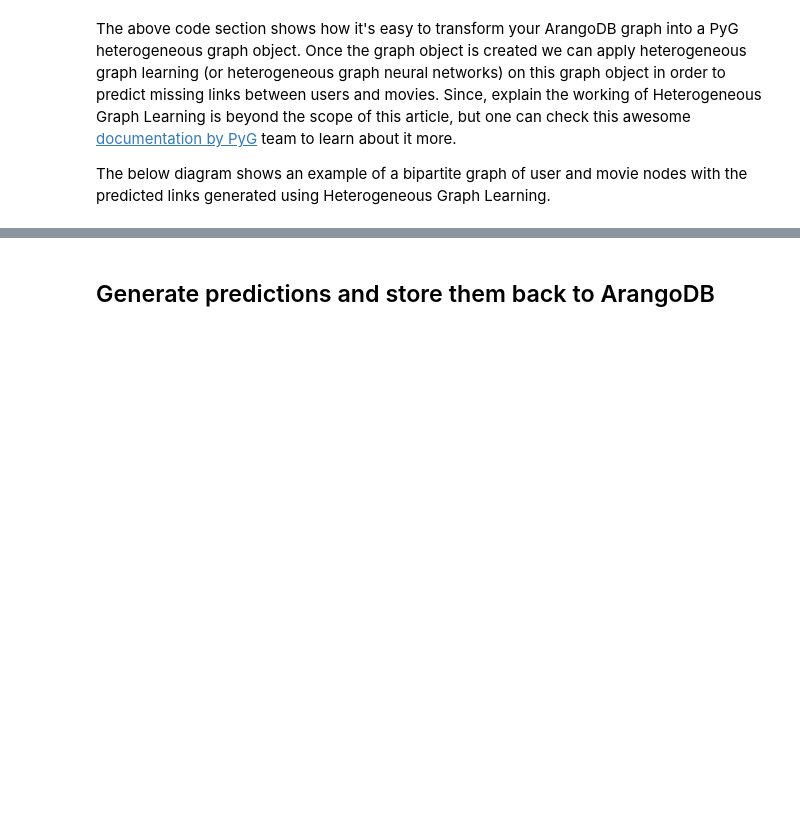
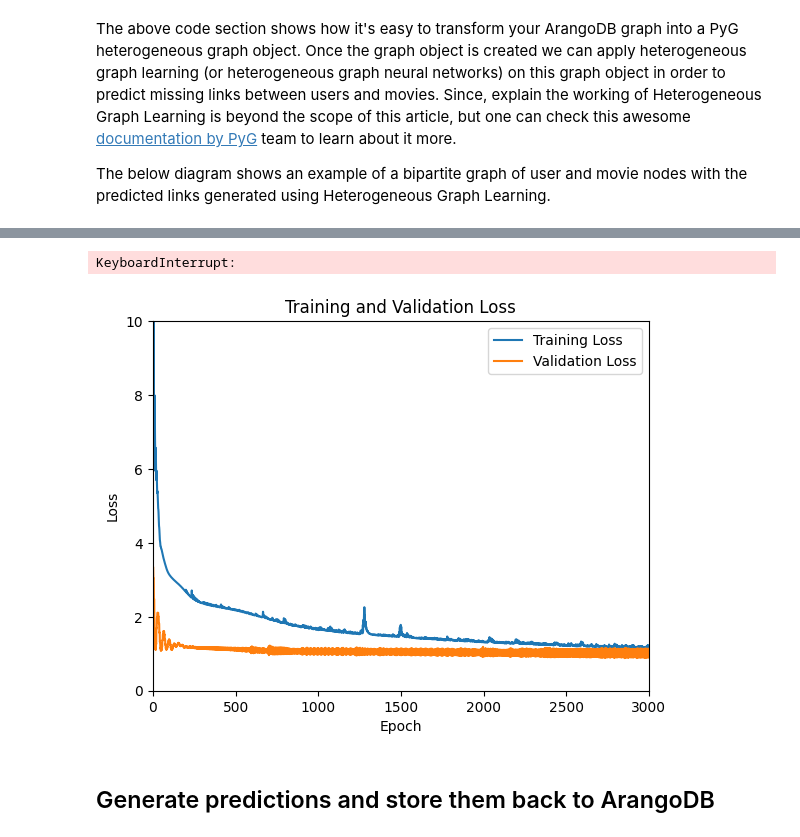
Before and after one commit to AJ-Gazin/MovieGNN_project, a Jupyter notebook: Integrate_ArangoDB_with_PyG.ipynb, the cells around one changed output, grey strips where cells are left out. Cells and saved outputs as stored; diff of their text form; code cells hidden in the pictures; blank space fills up the shorter version.

Commit message:
Saving data. Will branch test from here

```diff
--- a/Integrate_ArangoDB_with_PyG.ipynb
+++ b/Integrate_ArangoDB_with_PyG.ipynb
@@ -928,12 +949,21 @@ KeyboardInterrupt:
+# %%
+movie_genres = [doc['genres'][0] for doc in movie_rec_db.aql.execute('FOR doc IN Movie RETURN doc') if 'genres' in doc and doc['genres']]
+visualize_embeddings(model, data, movie_genres)
+# %% [output]
+KeyboardInterrupt:
 # %%
 # Graphing training loss vs validation loss vs epoch
 plt.plot(train_losses, label='Training Loss')
 plt.plot(val_losses, label='Validation Loss')
 plt.xlabel('Epoch')
 plt.ylabel('Loss')
+plt.xlim(0, 3000)
+plt.ylim(0,10)
 plt.legend()
 plt.title('Training and Validation Loss')
 plt.show()
+# %% [output]
+[figure, added]
 # %% [markdown]
 ## Generate predictions and store them back to ArangoDB
 # %% [markdown]
```
Also changed, not shown: parts of 13 cells of this notebook, 6 other files.
